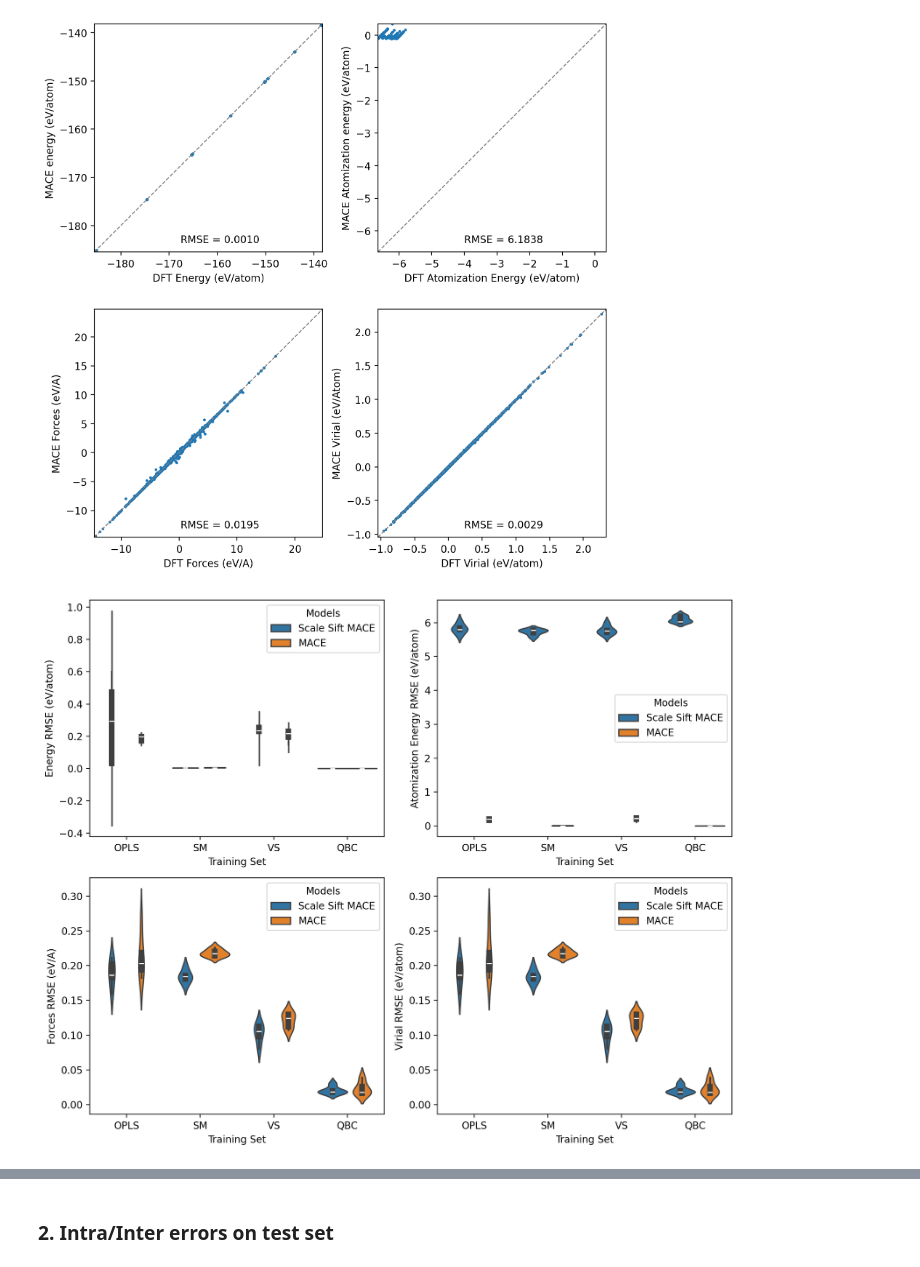
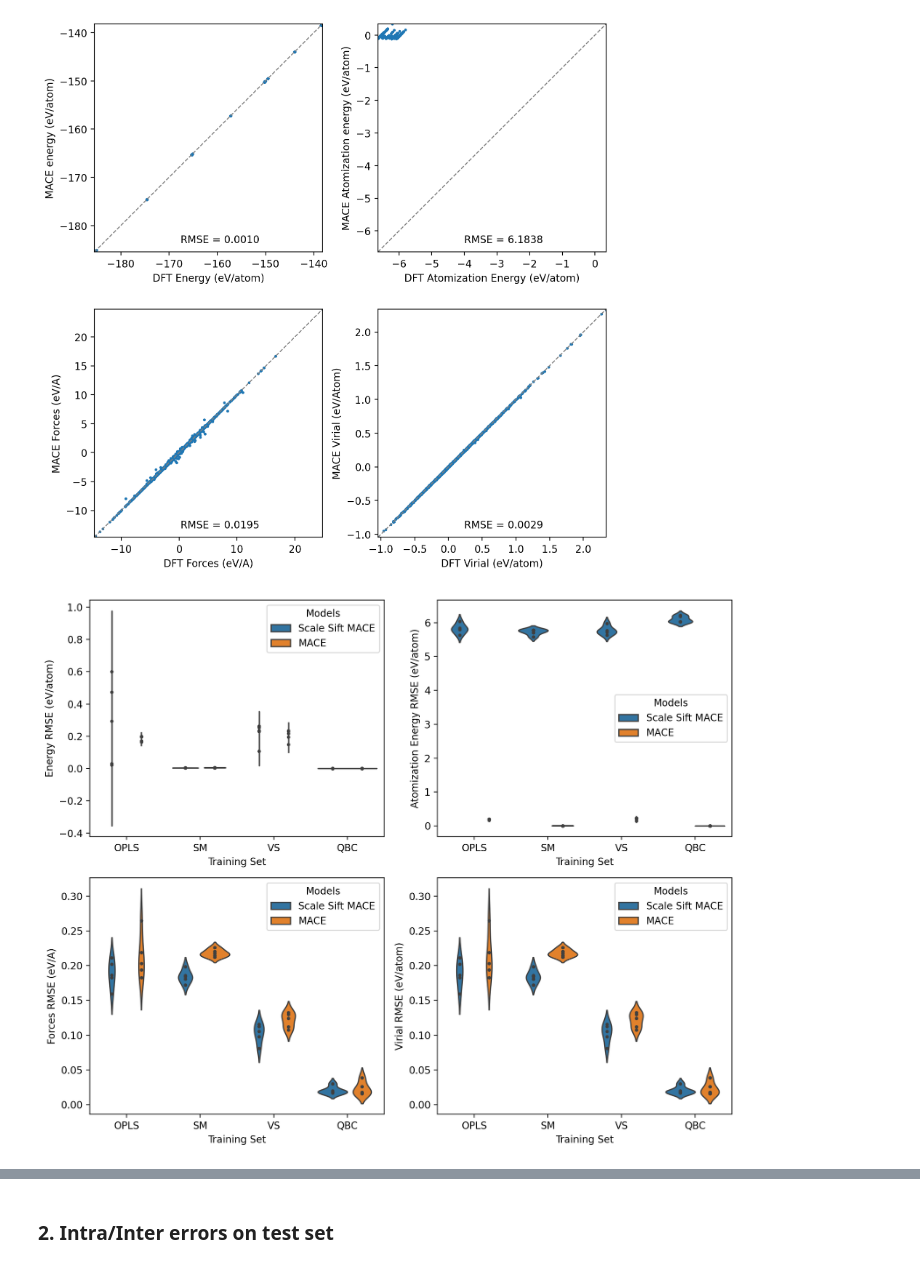
Before and after one commit to imagdau/dataTransferabilityMLIP, a Jupyter notebook: main.ipynb, the cells around one changed output, grey strips where cells are left out. Cells and saved outputs as stored; diff of their text form; code cells hidden in the pictures.

Commit message:
changed vilin plots to show data

```diff
--- a/main.ipynb
+++ b/main.ipynb
@@ -259,37 +259,37 @@ plt.figure(figsize=(10, 8), dpi=200)
 
 #energy
 plt.subplot(2,2,1)
-sns.violinplot(x='set', y='val', hue='vers', data=rmse_df[rmse_df['key'] == 'energy']);
+sns.violinplot(x='set', y='val', hue='vers', inner='points', data=rmse_df[rmse_df['key'] == 'energy']);
 plt.xlabel('Training Set');
 plt.ylabel('Energy RMSE (eV/atom)');
 handles, labels = plt.gca().get_legend_handles_labels()
 plt.legend(handles=handles, labels=['Scale Sift MACE', 'MACE'], title='Models');
 
 #atomization
 plt.subplot(2,2,2)
-sns.violinplot(x='set', y='val', hue='vers', data=rmse_df[rmse_df['key'] == 'atomization']);
+sns.violinplot(x='set', y='val', hue='vers', inner='points', data=rmse_df[rmse_df['key'] == 'atomization']);
 plt.xlabel('Training Set');
 plt.ylabel('Atomization Energy RMSE (eV/atom)');
 handles, labels = plt.gca().get_legend_handles_labels()
 plt.legend(handles=handles, labels=['Scale Sift MACE', 'MACE'], title='Models');
 
 #forces
 plt.subplot(2,2,3)
-sns.violinplot(x='set', y='val', hue='vers', data=rmse_df[rmse_df['key'] == 'forces']);
+sns.violinplot(x='set', y='val', hue='vers', inner='points', data=rmse_df[rmse_df['key'] == 'forces']);
 plt.xlabel('Training Set');
 plt.ylabel('Forces RMSE (eV/A)');
 handles, labels = plt.gca().get_legend_handles_labels()
 plt.legend(handles=handles, labels=['Scale Sift MACE', 'MACE'], title='Models');
 
 #virials
 plt.subplot(2,2,4)
-sns.violinplot(x='set', y='val', hue='vers', data=rmse_df[rmse_df['key'] == 'virial']);
+sns.violinplot(x='set', y='val', hue='vers', inner='points', data=rmse_df[rmse_df['key'] == 'virial']);
 plt.xlabel('Training Set');
 plt.ylabel('Virial RMSE (eV/atom)');
 handles, labels = plt.gca().get_legend_handles_labels()
 plt.legend(handles=handles, labels=['Scale Sift MACE', 'MACE'], title='Models');
 
 plt.tight_layout()
 plt.savefig(figname, format='png', dpi=300)
 # %% [output]
-[figure, old version]
+[figure, new version]
```
Also changed, not shown: parts of 5 cells of this notebook.
